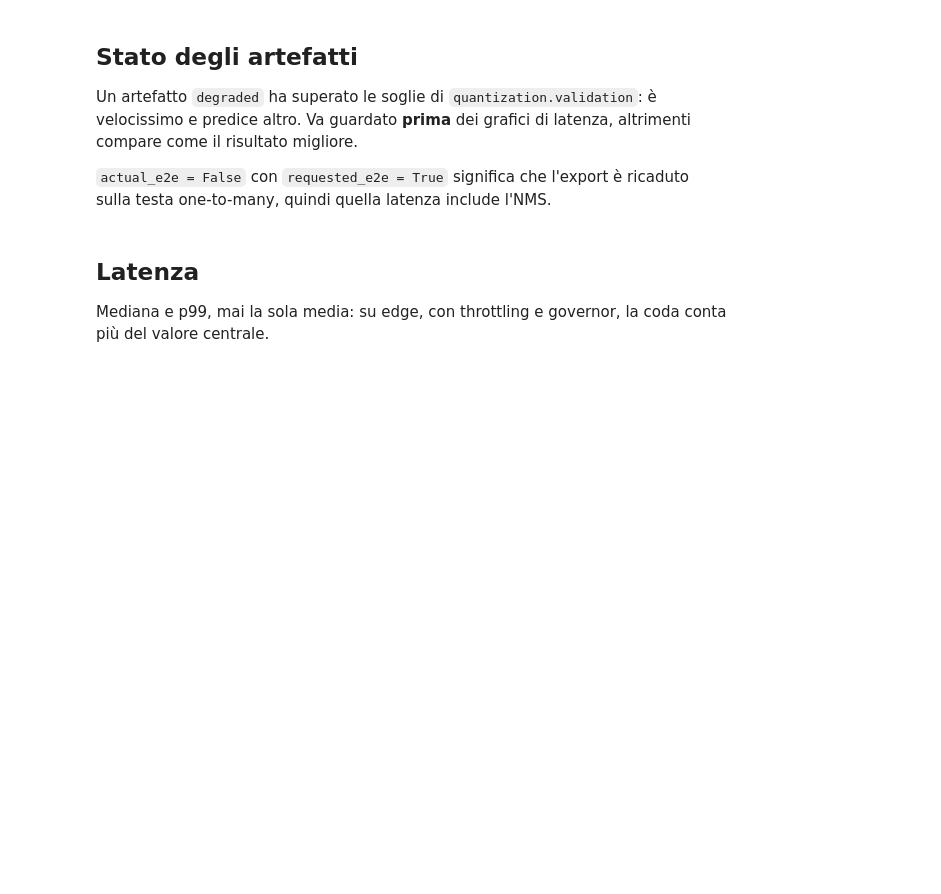
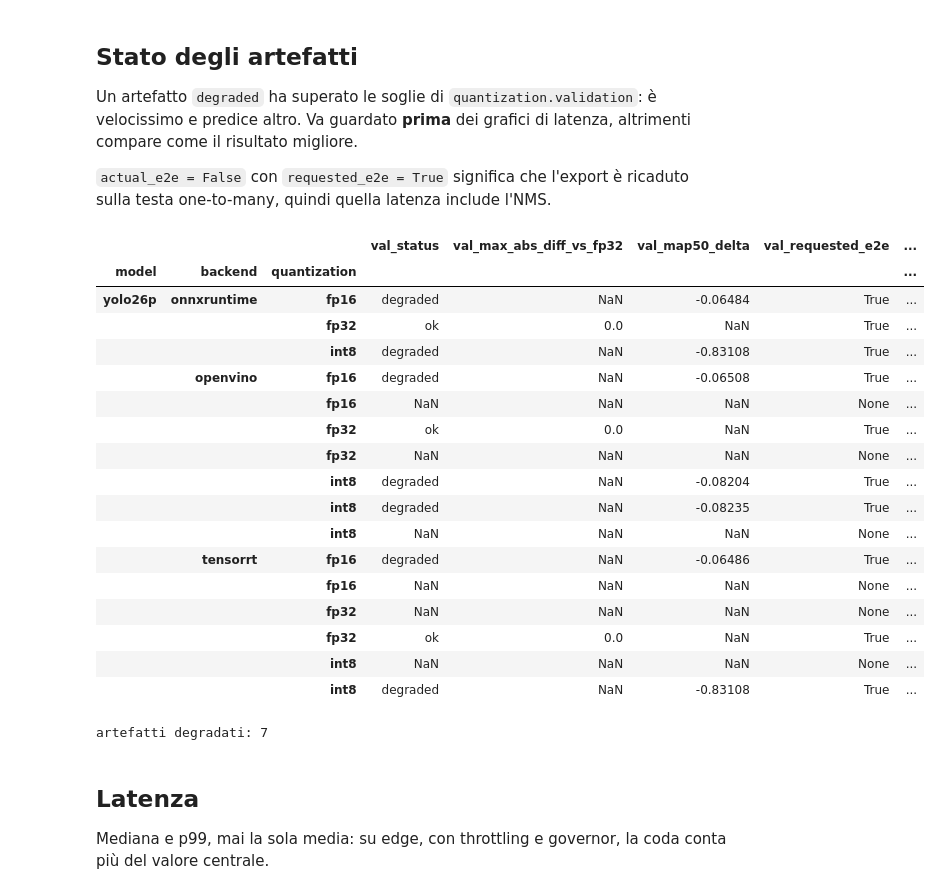
Before and after one commit to erikscolaro/yoloeval, a Jupyter notebook: notebooks/01_analysis.ipynb, the cells around one changed output. Cells and saved outputs as stored; diff of their text form; code cells hidden in the pictures; blank space fills up the shorter version.

```diff
--- a/notebooks/01_analysis.ipynb
+++ b/notebooks/01_analysis.ipynb
@@ -68,13 +93,36 @@ ricaduto sulla testa one-to-many, quindi quella latenza include l'NMS.
 # %%
 cols = [c for c in ["model", "quantization", "backend", "val_status",
                     "val_max_abs_diff_vs_fp32", "val_map50_delta",
                     "val_requested_e2e", "val_actual_e2e",
                     "val_e2e_fallback_reason"] if c in df.columns]
-artifacts = df[cols].drop_duplicates()
-display(artifacts)
+artifacts = (df[cols].drop_duplicates()
+             .sort_values([c for c in ["model", "backend", "quantization"] if c in cols], key=natural_key)
+             )
+idx = [c for c in ["model", "backend", "quantization"] if c in cols]
+display(artifacts.set_index(idx))
 
 degraded = artifacts[artifacts.get("val_status") == "degraded"]
 print(f"artefatti degradati: {len(degraded)}")
+# %% [output]
+|  |  |  | val_status | val_max_abs_diff_vs_fp32 | val_map50_delta | val_requested_e2e | ... |
+| model | backend | quantization |  |  |  |  | ... |
+| yolo26p | onnxruntime | fp16 | degraded | NaN | -0.06484 | True | ... |
+|  |  | fp32 | ok | 0.0 | NaN | True | ... |
+|  |  | int8 | degraded | NaN | -0.83108 | True | ... |
+|  | openvino | fp16 | degraded | NaN | -0.06508 | True | ... |
+|  |  | fp16 | NaN | NaN | NaN | None | ... |
+|  |  | fp32 | ok | 0.0 | NaN | True | ... |
+|  |  | fp32 | NaN | NaN | NaN | None | ... |
+|  |  | int8 | degraded | NaN | -0.08204 | True | ... |
+|  |  | int8 | degraded | NaN | -0.08235 | True | ... |
+|  |  | int8 | NaN | NaN | NaN | None | ... |
+|  | tensorrt | fp16 | degraded | NaN | -0.06486 | True | ... |
+|  |  | fp16 | NaN | NaN | NaN | None | ... |
+|  |  | fp32 | NaN | NaN | NaN | None | ... |
+|  |  | fp32 | ok | 0.0 | NaN | True | ... |
+|  |  | int8 | NaN | NaN | NaN | None | ... |
+|  |  | int8 | degraded | NaN | -0.83108 | True | ... |
+artefatti degradati: 7
 # %% [markdown]
 ## Latenza
 
```
Also changed, not shown: parts of 13 cells of this notebook, 4 other files.
